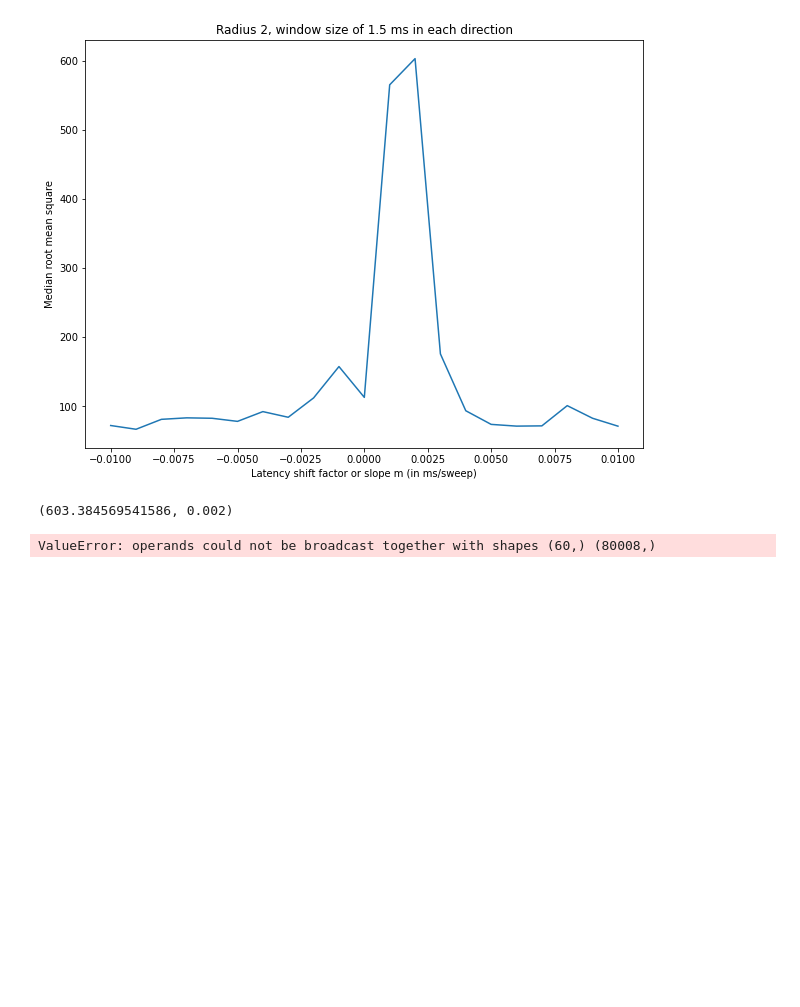
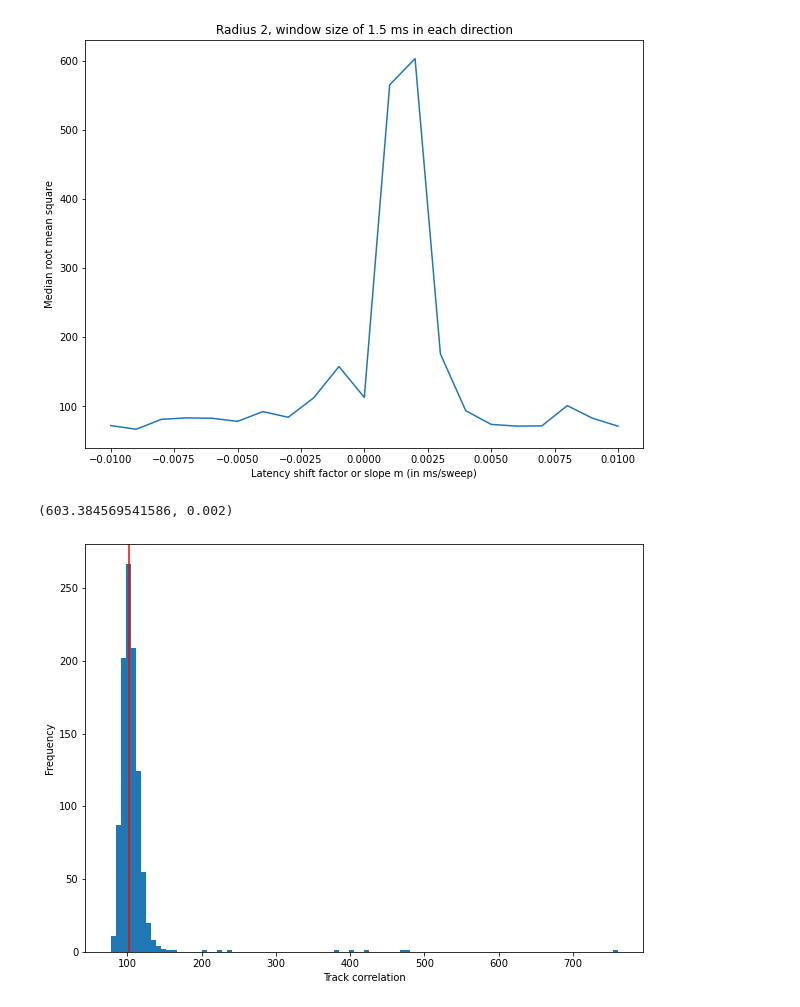
Before and after one commit to rwth-imi/openMNGlab, a Jupyter notebook: code/Latency_Tracks.ipynb, the cells around one changed output. Saved outputs shown, nothing was run; the diff lists cells and outputs as text; code cells hidden in the pictures; blank space fills up the shorter version.

Commit message:
* Some bugfixes in RMS measurement * Implemented automatic detection for track correlation

```diff
--- a/code/Latency_Tracks.ipynb
+++ b/code/Latency_Tracks.ipynb
@@ -88,10 +88,18 @@ from fibre_tracking import track_correlation
 track_correlation(sweeps, center_sweep_idx = 2, latency = 0.06)
 # %% [output]
 (603.384569541586, 0.002)
-# %%
-%autoreload 2
-from fibre_tracking import get_tc_noise_estimate
-
-get_tc_noise_estimate(sweeps)
-# %% [output]
-ValueError: operands could not be broadcast together with shapes (60,) (80008,)
+# %%
+%autoreload 2
+from fibre_tracking import get_tc_noise_estimate
+import matplotlib.pyplot as plt
+
+noise_tc, rms = get_tc_noise_estimate(sweeps, verbose = False)
+
+plt.figure(figsize = (10, 7.5))
+plt.hist(rms, bins = 100)
+plt.axvline(noise_tc, label = "Noise threshold", c = "r")
+plt.xlabel("Track correlation")
+plt.ylabel("Frequency")
+plt.show()
+# %% [output]
+[figure, added]
```
Also changed, not shown: 2 other files.
